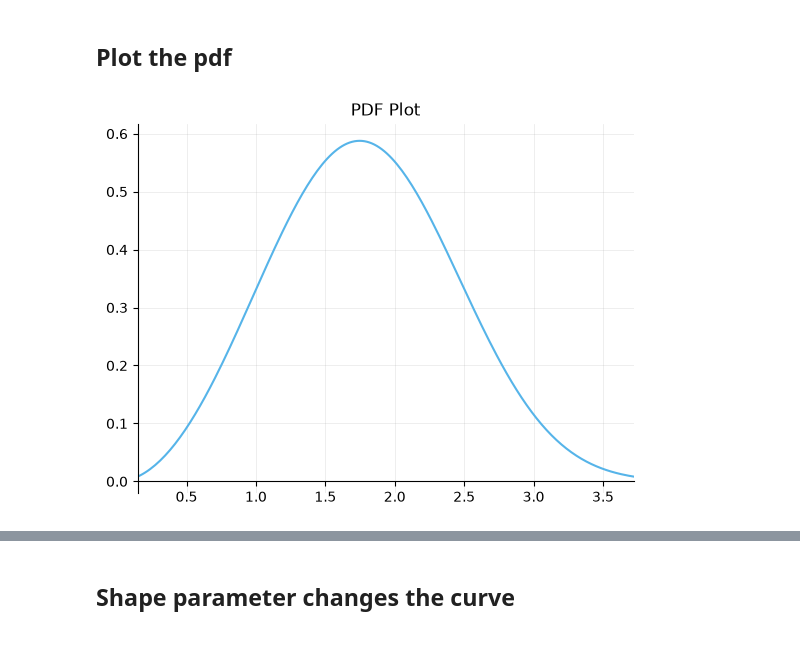
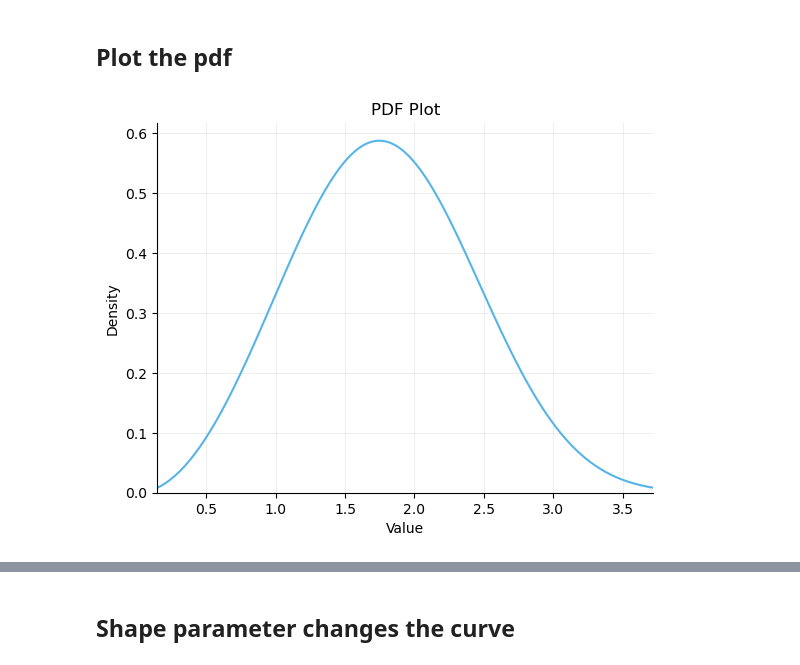
Before and after one commit to calpoly-symbulate/symbulate, a Jupyter notebook: team/new_distribution_demos/weibull_demo.ipynb, the cells around one changed output, grey strips where cells are left out. Cells and saved outputs as stored; diff of their text form; code cells hidden in the pictures.

```diff
--- a/team/new_distribution_demos/weibull_demo.ipynb
+++ b/team/new_distribution_demos/weibull_demo.ipynb
@@ -40,6 +39,6 @@ W1.sim(10000)
 # %% [markdown]
 ## Plot the pdf
-# %%
-X.plot()
-# %% [output]
-[figure, removed]
+# %%
+Weibull(shape=3, scale=2).plot()
+# %% [output]
+[figure, added]
```
Also changed, not shown: parts of 13 cells of this notebook, 6 other files.
